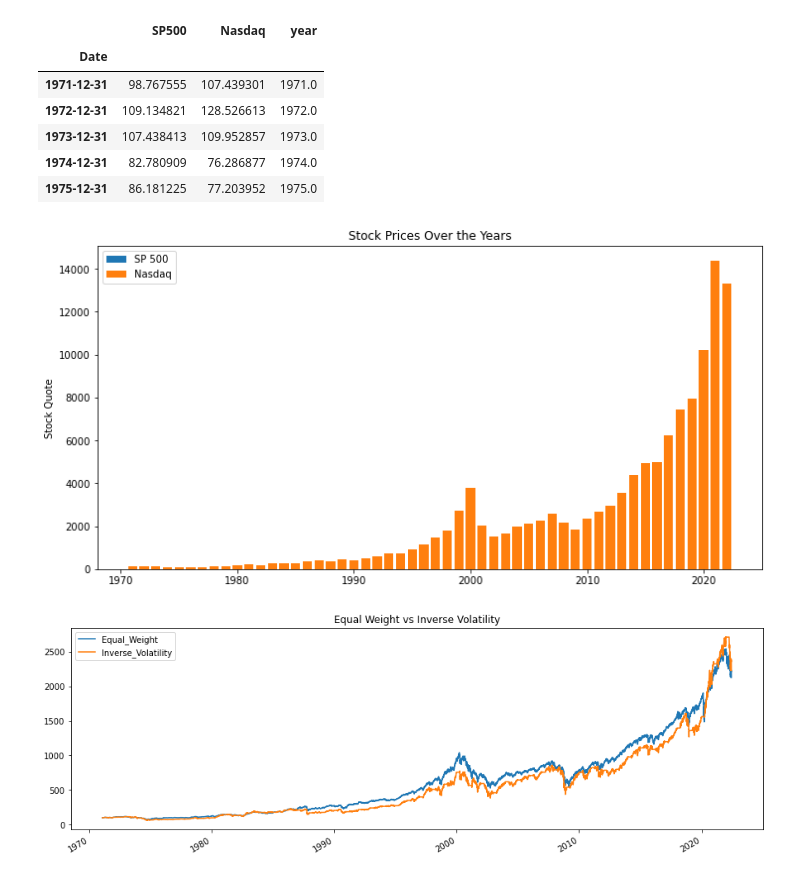
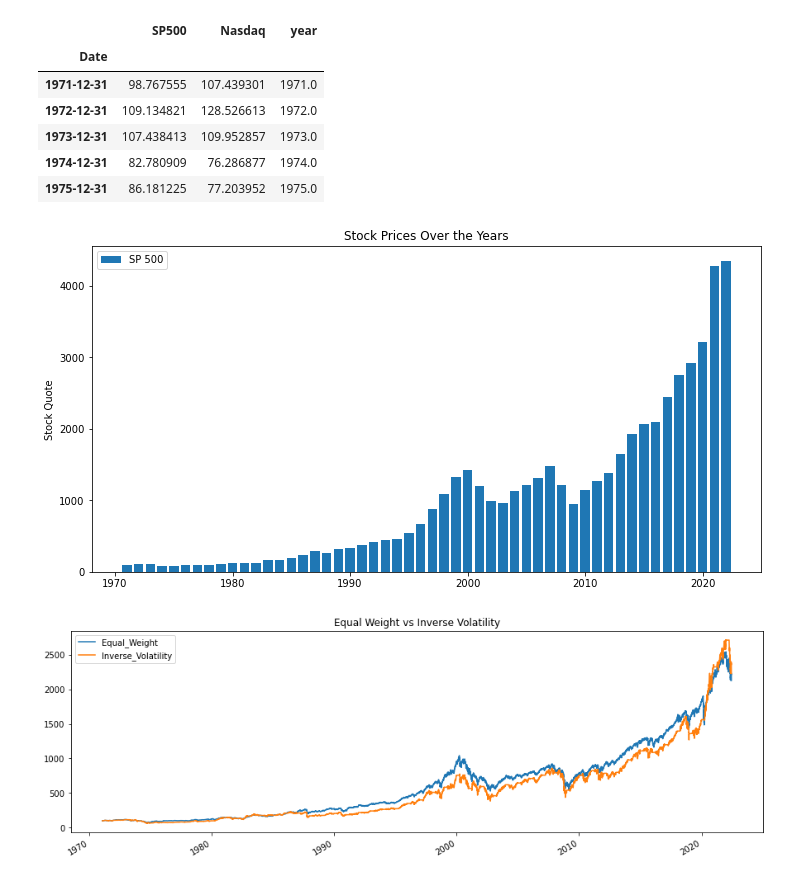
Before and after one commit to kartskri/FinancialTrading, a Jupyter notebook: project/Project_V2.ipynb, the cells around one changed output. Saved outputs shown, nothing was run; the diff lists cells and outputs as text; code cells hidden in the pictures.

```diff
--- a/project/Project_V2.ipynb
+++ b/project/Project_V2.ipynb
@@ -725,17 +725,14 @@ yearly_price_data.head(5)
 # %%
 plt.figure(figsize=(12,6))
 plt.bar(yearly_price_data['year'],
         yearly_price_data['SP500'],
         label="SP 500")
-plt.bar(yearly_price_data['year'],
-        yearly_price_data['Nasdaq'],
-        label="Nasdaq")
 plt.title("Stock Prices Over the Years")
 plt.ylabel("Stock Quote")
 plt.legend()
 plt.show()
 # %% [output]
-[figure, old version]
+[figure, new version]
 # %%
 ### Applying Strategies over complete Market Data
 bt_backtest_equal = bt.Backtest(strategy_lst[0], price_data)
```
Also changed, not shown: parts of 32 cells of this notebook, 1 other file.
